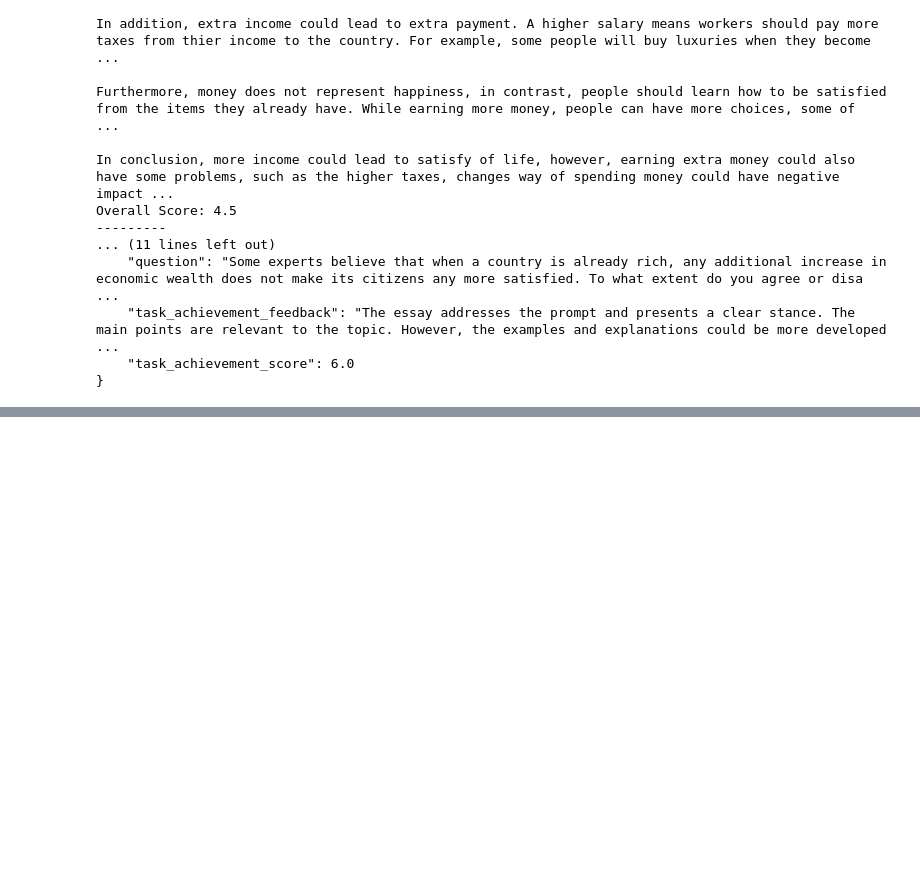
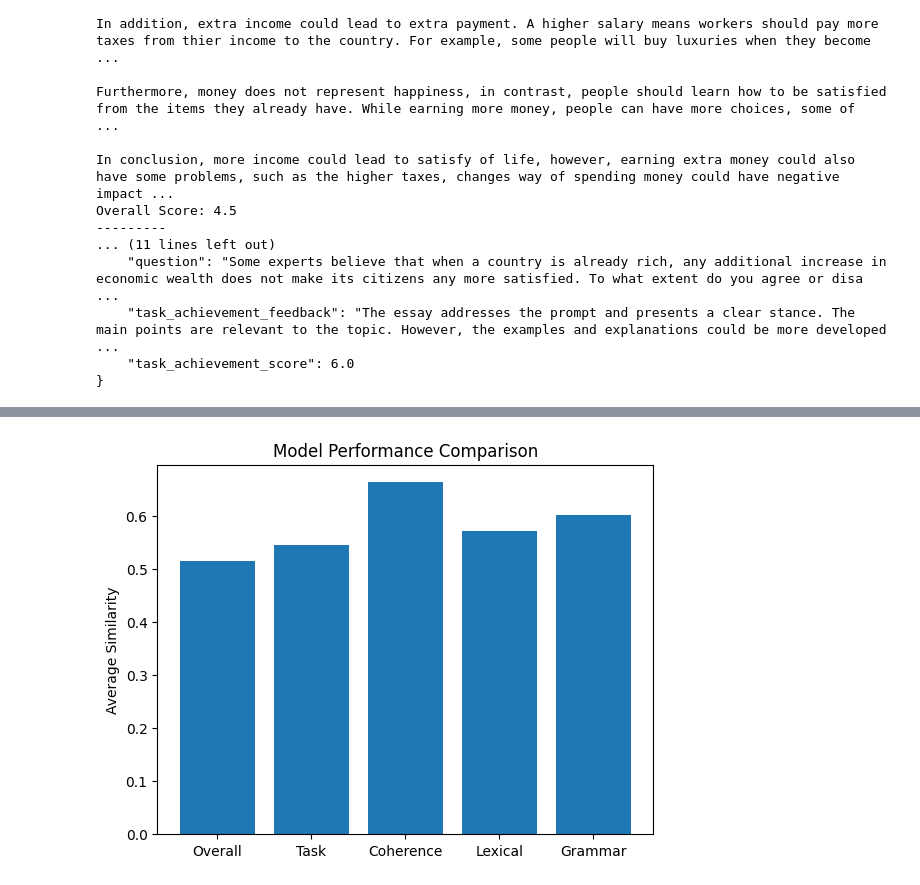
Before and after one commit to haydenkerr/INFT3039-Capstone1-GroupA-25, a Jupyter notebook: dataset_RAG/gemini_rag_dataset.ipynb, the cells around one changed output, grey strips where cells are left out. Saved outputs shown, nothing was run; the diff lists cells and outputs as text; code cells hidden in the pictures; blank space fills up the shorter version.

```diff
--- a/dataset_RAG/gemini_rag_dataset.ipynb
+++ b/dataset_RAG/gemini_rag_dataset.ipynb
@@ -421,8 +422,10 @@ rag_results.head() # display the first 5 rows
 # %%
 import matplotlib.pyplot as plt
 
 # Plot similarity scores
-plt.bar(["RAG", "Fine-Tuned GPT"], [rag_results["Overall Similarity"].mean(), rag_results["Fine-Tuned Similarity"].mean()])
+plt.bar(["Overall", "Task","Coherence","Lexical","Grammar"], [rag_results["Overall Feedback Similarity"].mean(), rag_results["Task Achievement Feedback Similarity"].mean(), rag_results["Coherence Feedback Similarity"].mean(), rag_results["Lexical Feedback Similarity"].mean(), rag_results["Grammar Feedback Similarity"].mean()])
 plt.ylabel("Average Similarity")
 plt.title("Model Performance Comparison")
 plt.show()
+# %% [output]
+[figure, added]
```
Also changed, not shown: parts of 5 cells of this notebook.
